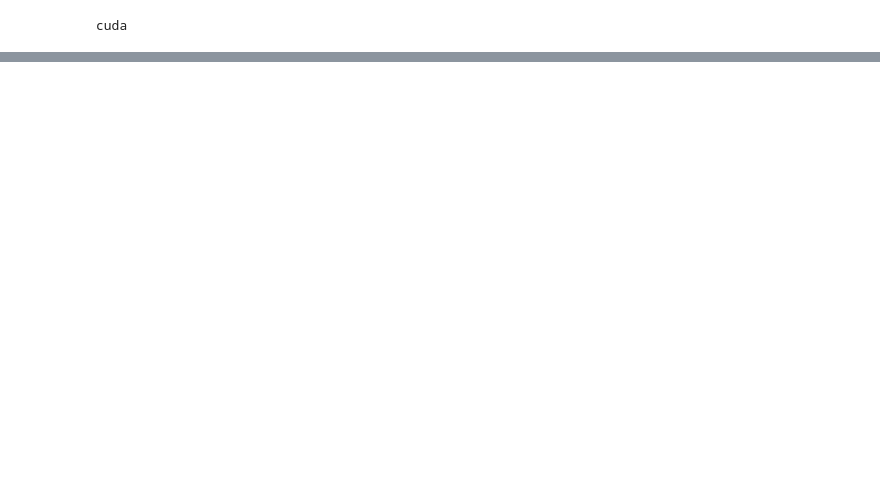
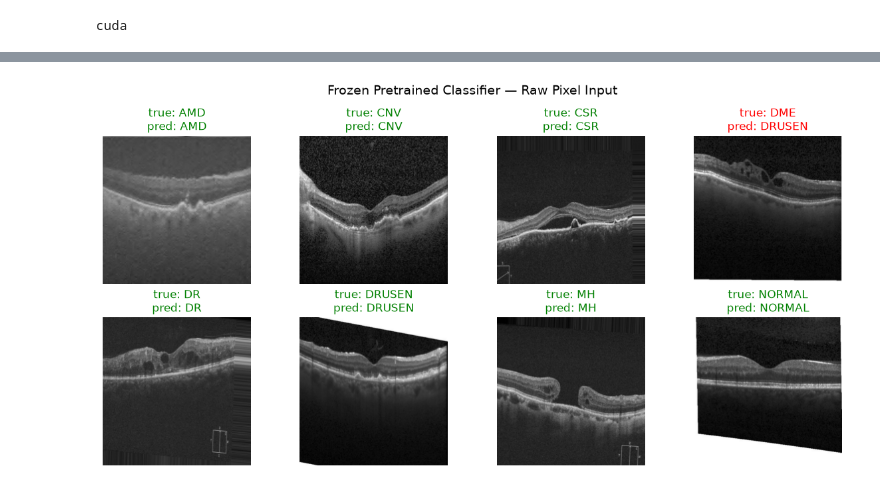
Before and after one commit to JettChase/AutoEncoderOCT, a Jupyter notebook: DynamicPretrainedClassifier.ipynb, the cells around one changed output, grey strips where cells are left out. Saved outputs shown, nothing was run; the diff lists cells and outputs as text; code cells hidden in the pictures; blank space fills up the shorter version.

```diff
--- a/DynamicPretrainedClassifier.ipynb
+++ b/DynamicPretrainedClassifier.ipynb
@@ -33,0 +335,35 @@ encoder_optimizer = optim.Adam(encoder.parameters(), lr=encoder_lr)
+# %%
+#visualizing results
+found = {}
+for images, labels in val_loader:
+    for img, lab in zip(images, labels):
+        c = lab.item()
+        if c not in found:
+            found[c] = img
+    if len(found) == 8:
+        break
+
+true_ids = sorted(found)
+batch = torch.stack([found[c] for c in true_ids])
+
+pretrained_classifier.eval()
+with torch.no_grad():
+    features = dynamic_encoder(batch.to(device))
+    pred_ids = pretrained_classifier(features).argmax(dim=1).cpu().tolist()
+
+class_names = val_loader.dataset.classes
+
+fig, axes = plt.subplots(2, 4, figsize=(12, 6))
+fig.suptitle("Frozen Pretrained Classifier — Raw Pixel Input", fontsize=14)
+
+for ax, t, p in zip(axes.flat, true_ids, pred_ids):
+    ax.imshow((found[t].squeeze() + 1) / 2, cmap='gray', vmin=0, vmax=1)
+    ax.set_title(f"true: {class_names[t]}\npred: {class_names[p]}",
+                 color='green' if t == p else 'red')
+    ax.axis('off')
+
+plt.tight_layout()
+plt.savefig("result_images/frozen_pretrained_results.png")
+plt.show()
+# %% [output]
+[figure, added]
```
Also changed, not shown: parts of 10 cells of this notebook, 13 other files.
